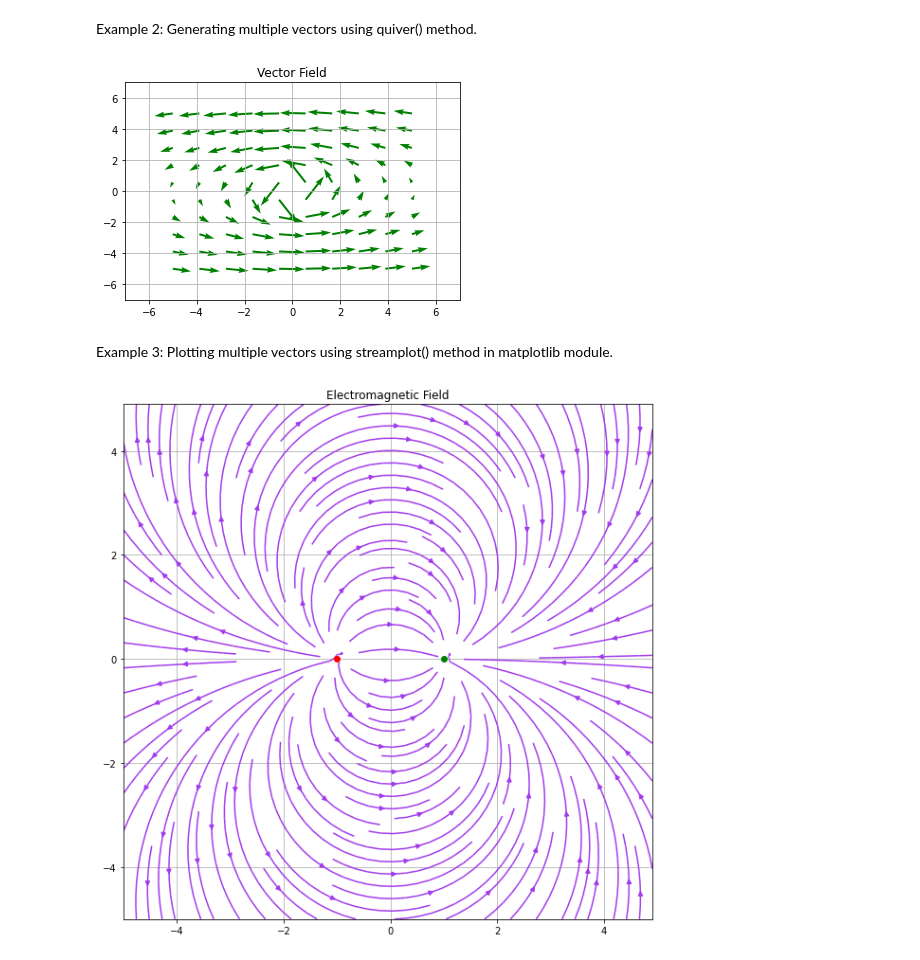
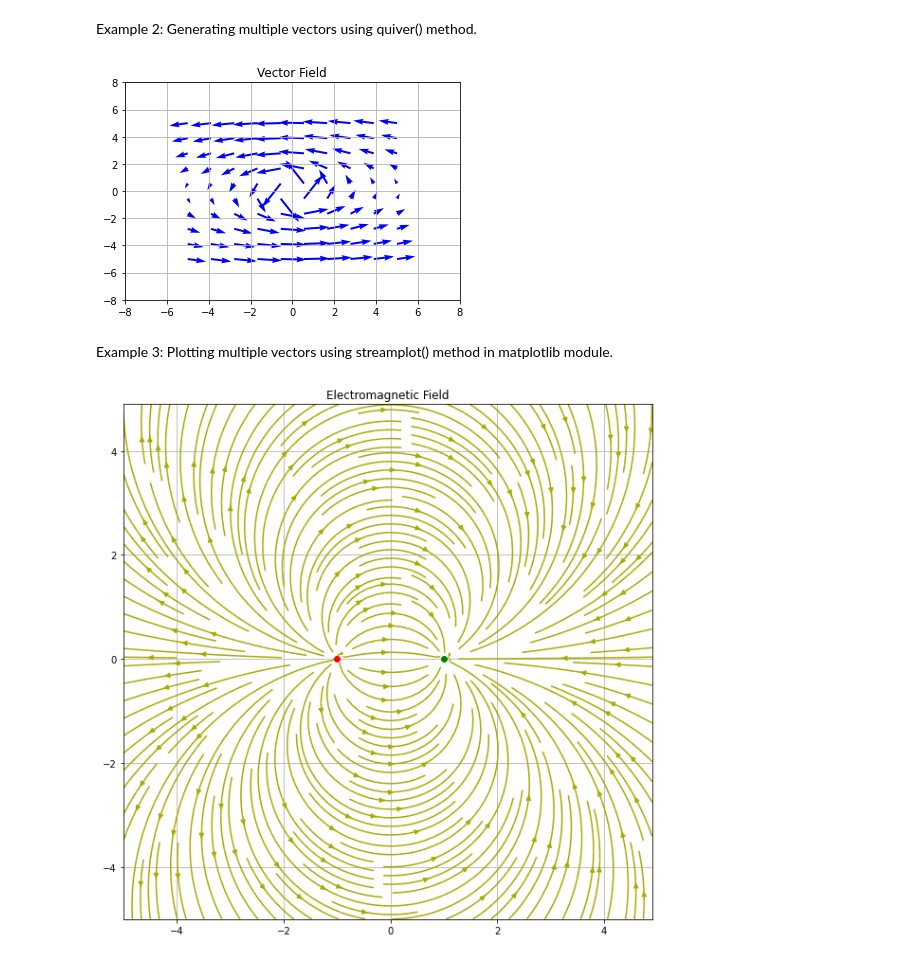
Before and after one commit to gr4nada/data-scientist-roadmap, a Jupyter notebook: 01 - Mathematics/04 - Vector Calculus/VectorsCalculus.ipynb, the cells around one changed output. Saved outputs shown, nothing was run; the diff lists cells and outputs as text; code cells hidden in the pictures.

```diff
--- a/01 - Mathematics/04 - Vector Calculus/VectorsCalculus.ipynb
+++ b/01 - Mathematics/04 - Vector Calculus/VectorsCalculus.ipynb
@@ -53,41 +53,41 @@ u = -y/np.sqrt(x**2 + y**2)
 v = x/(x**2 + y**2)
 
 # Plotting Vector Field with QUIVER
-plt.quiver(x, y, u, v, color='g')
+plt.quiver(x, y, u, v, color='b')
 plt.title('Vector Field')
 
 # Setting x, y boundary limits
-plt.xlim(-7, 7)
-plt.ylim(-7, 7)
+plt.xlim(-8, 8)
+plt.ylim(-8, 8)
 
 # Show plot with grid
 plt.grid()
 plt.show()
 # %% [output]
-[figure, old version]
+[figure, new version]
 # %% [markdown]
 Example 3: Plotting multiple vectors using streamplot() method in matplotlib module.
 # %%
 # 1D arrays
 x = np.arange(-5,5,0.1)
 y = np.arange(-5,5,0.1)
 
 # Meshgrid
 X,Y = np.meshgrid(x,y)
 
 # Assign vector directions
 Ex = (X + 1)/((X+1)**2 + Y**2) - (X - 1)/((X-1)**2 + Y**2)
 Ey = Y/((X+1)**2 + Y**2) - Y/((X-1)**2 + Y**2)
 
 # Depict illustration
 plt.figure(figsize=(10, 10))
-plt.streamplot(X,Y,Ex,Ey, density=1.4, linewidth=None, color='#A23BEC')
+plt.streamplot(X,Y,Ex,Ey, density=2, linewidth=None, color='#aaaa00')
 plt.plot(-1,0,'-or')
 plt.plot(1,0,'-og')
 plt.title('Electromagnetic Field')
 
 # Show plot with grid
 plt.grid()
 plt.show()
 # %% [output]
-[figure, old version]
+[figure, new version]
```
Also changed, not shown: 1 other file.
